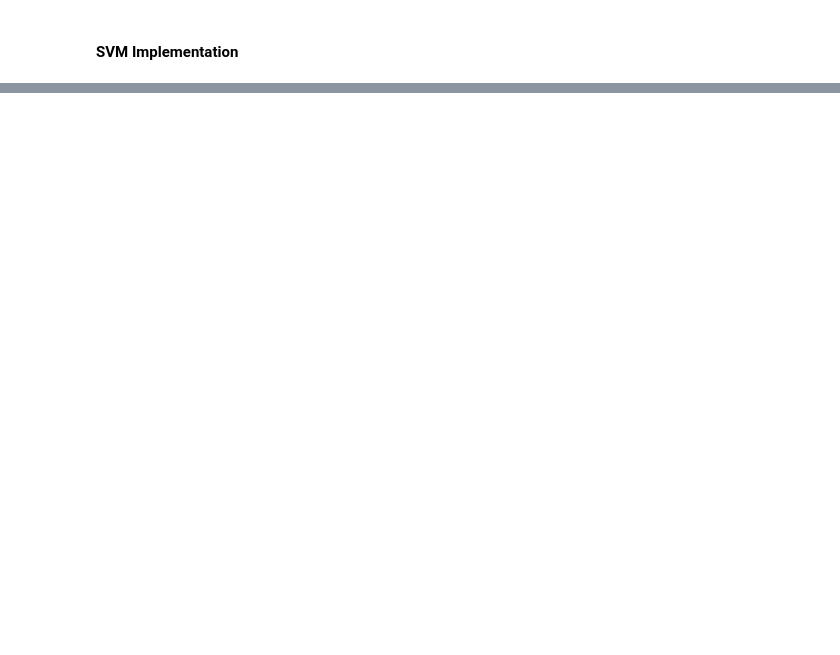
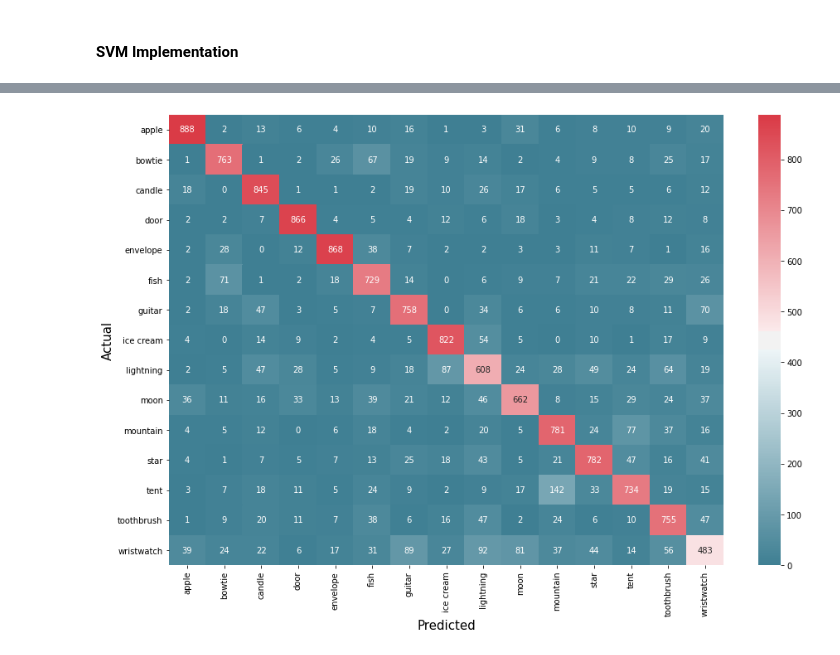
Before and after one commit to kanikaghiloria/CS7IS2-project, a Jupyter notebook: RecognizeDoodling_AI.ipynb, the cells around one changed output, grey strips where cells are left out. Cells and saved outputs as stored; diff of their text form; code cells hidden in the pictures; blank space fills up the shorter version.

```diff
--- a/RecognizeDoodling_AI.ipynb
+++ b/RecognizeDoodling_AI.ipynb
@@ -248,0 +327,2 @@ print(accuracy_score(y_test,y_pred))
+# %%
+con = metrics.confusion_matrix(y_test,y_pred)
@@ -248,0 +332,11 @@ print(accuracy_score(y_test,y_pred))
+# %%
+def cm2df(cm, labels):
+    df = pd.DataFrame()
+    # rows
+    for i, row_label in enumerate(labels):
+        rowdata={}
+        # columns
+        for j, col_label in enumerate(labels):
+            rowdata[col_label]=cm[i,j]
+        df = df.append(pd.DataFrame.from_dict({row_label:rowdata}, orient='index'))
+    return df[labels]
@@ -248,0 +345,2 @@ print(accuracy_score(y_test,y_pred))
+# %%
+labels=[i.split('.')[0].split('_')[-1] for i in dataset] ## list comprehension
@@ -248,0 +365,2 @@ print(accuracy_score(y_test,y_pred))
+# %%
+df_con = cm2df(con, labels)
@@ -248,0 +386,10 @@ print(accuracy_score(y_test,y_pred))
+# %%
+plt.figure(figsize=(15,10))
+cmap = sns.diverging_palette(220, 10, as_cmap=True)
+sns.heatmap(df_con, cmap=cmap, annot=True, fmt='d')
+plt.xlabel('Predicted',size =15)
+plt.ylabel('Actual', size =15)
+#plt.show()
+plt.savefig('Logistic_CM')
+# %% [output]
+[figure, added]
```
Also changed, not shown: parts of 33 cells of this notebook.
